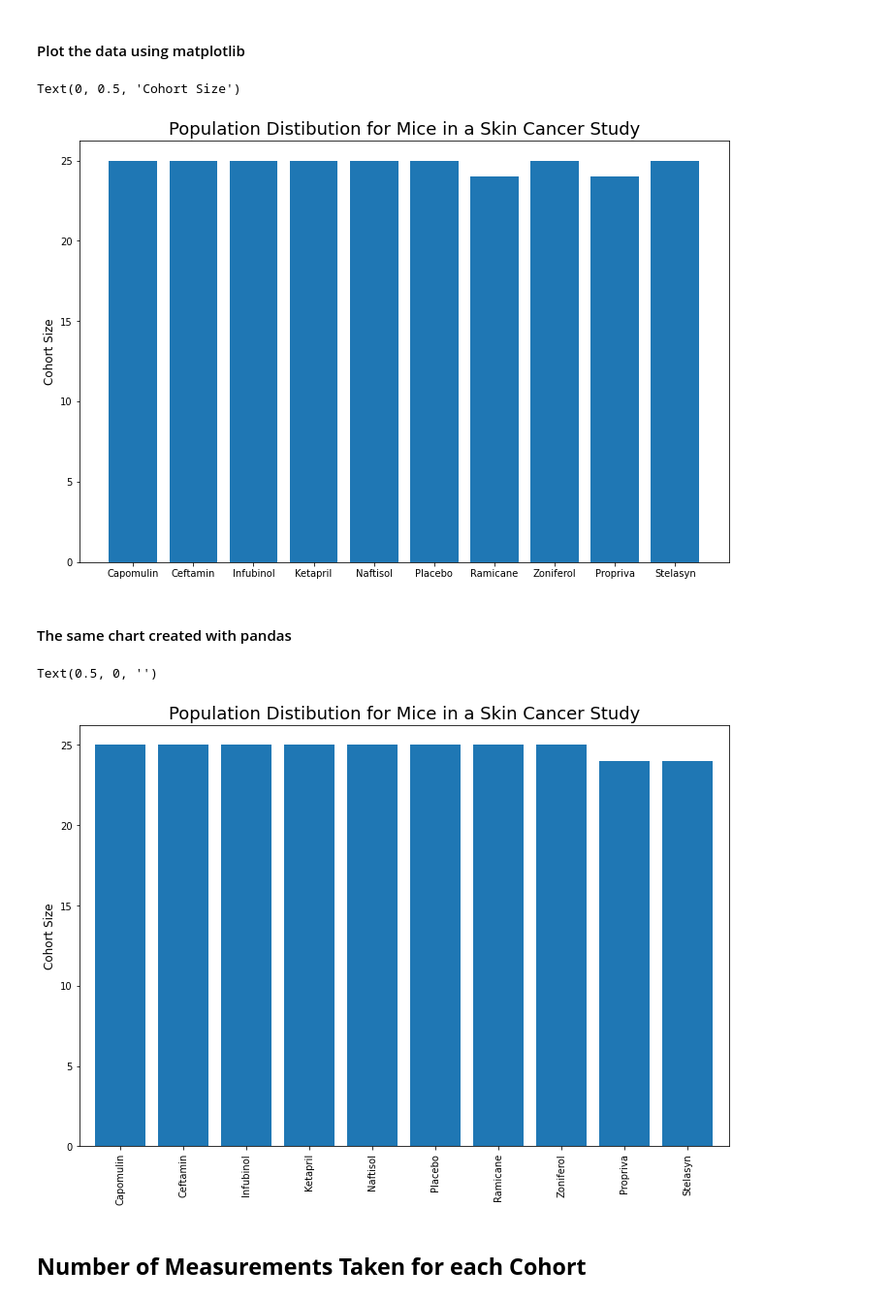
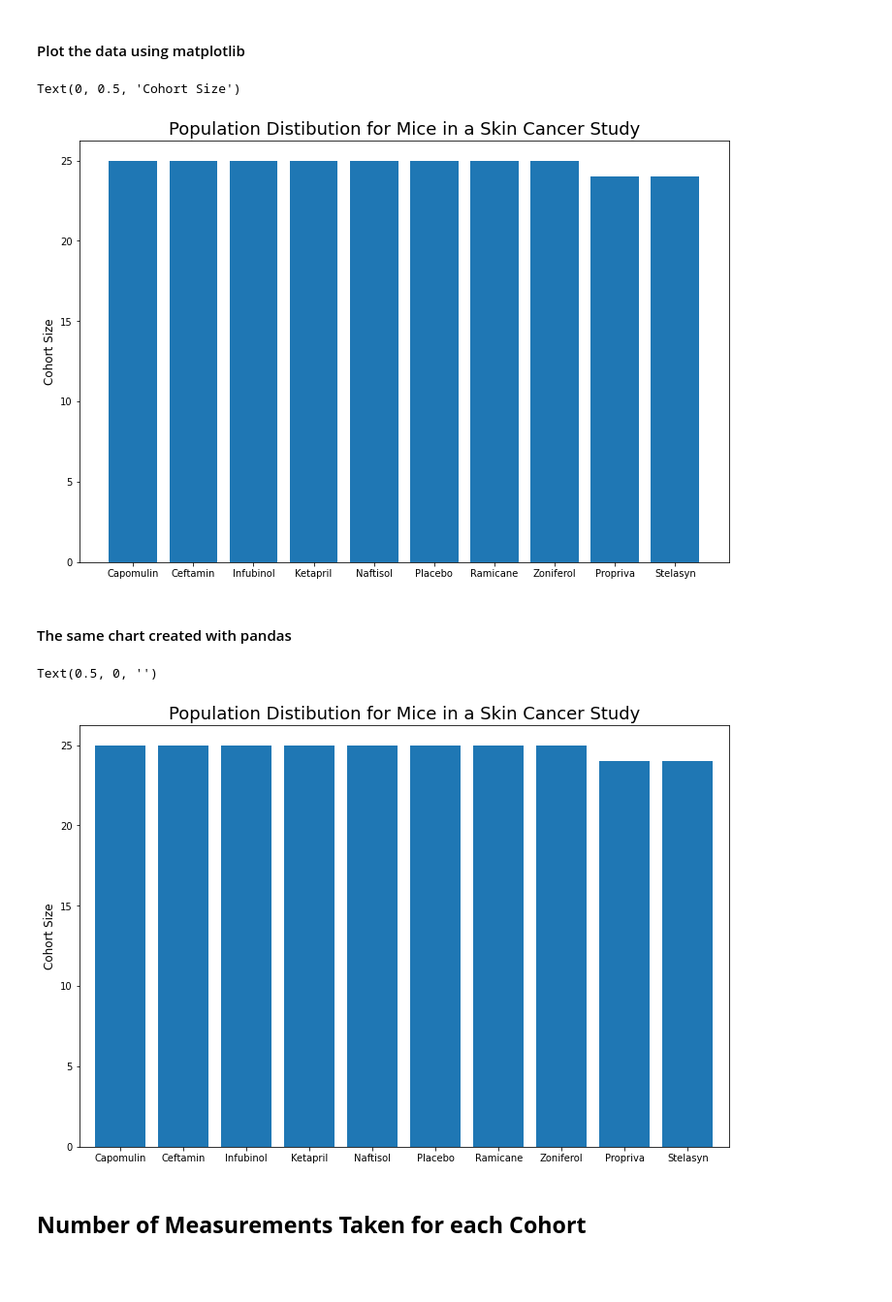
Before and after one commit to bakerv/Data-Visualization-Matplotlib, a Jupyter notebook: main.ipynb, the cells around one changed output. Shown at 97% size. Cells and saved outputs as stored; diff of their text form; code cells hidden in the pictures; blank space fills up the shorter version.

```diff
--- a/main.ipynb
+++ b/main.ipynb
@@ -299,27 +299,30 @@ infubinolbar = ax.bar(3,uniquemice.T['Infubinol'],width, label = 'Infubinol',col
 ketaprilbar = ax.bar(4,uniquemice.T['Ketapril'],width, label = 'Ketapril',color = 'tab:blue')
 naftisolbar = ax.bar(5,uniquemice.T['Naftisol'],width, label = 'Naftisol',color = 'tab:blue')
 placebobar = ax.bar(6,uniquemice.T['Placebo'],width, label = 'Placebo',color = 'tab:blue')
-ramicanebar = ax.bar(8,uniquemice.T['Ramicane'],width, label = 'Ramicane',color = 'tab:blue')
-zoniferol= ax.bar(10,uniquemice.T['Zoniferol'],width, label = 'Zoniferol',color = 'tab:blue')
-proprivabar = ax.bar(7,uniquemice.T['Propriva'],width, label = "Propriva",color = 'tab:blue')
-stelasynbar = ax.bar(9,uniquemice.T['Stelasyn'],width, label = 'Stelasyn',color = 'tab:blue')
+ramicanebar = ax.bar(7,uniquemice.T['Ramicane'],width, label = 'Ramicane',color = 'tab:blue')
+zoniferol= ax.bar(8,uniquemice.T['Zoniferol'],width, label = 'Zoniferol',color = 'tab:blue')
+proprivabar = ax.bar(9,uniquemice.T['Propriva'],width, label = "Propriva",color = 'tab:blue')
+stelasynbar = ax.bar(10,uniquemice.T['Stelasyn'],width, label = 'Stelasyn',color = 'tab:blue')
 
 # improve formating
 plt.title("Population Distibution for Mice in a Skin Cancer Study",fontsize=18)
 plt.ylabel("Cohort Size", fontsize =12)
 # %% [output]
 Text(0, 0.5, 'Cohort Size')
-[figure, old version]
+[figure, new version]
 # %% [markdown]
 #### The same chart created with pandas
 # %%
-uniquemice.plot(kind = 'bar',figsize =(12,8), width = 0.8, legend = False)
+# Plot the data
+uniquemice.plot(kind = 'bar',figsize =(12,8), width = 0.8, legend = False, rot = 0)
+
+# Impove the formatting
 plt.title("Population Distibution for Mice in a Skin Cancer Study",fontsize=18)
 plt.ylabel("Cohort Size", fontsize =12)
 plt.xlabel('')
 # %% [output]
 Text(0.5, 0, '')
-[figure, old version]
+[figure, new version]
 # %% [markdown]
 ## **Number of Measurements Taken for each Cohort**
 # %% [markdown]
```
Also changed, not shown: parts of 11 cells of this notebook.
